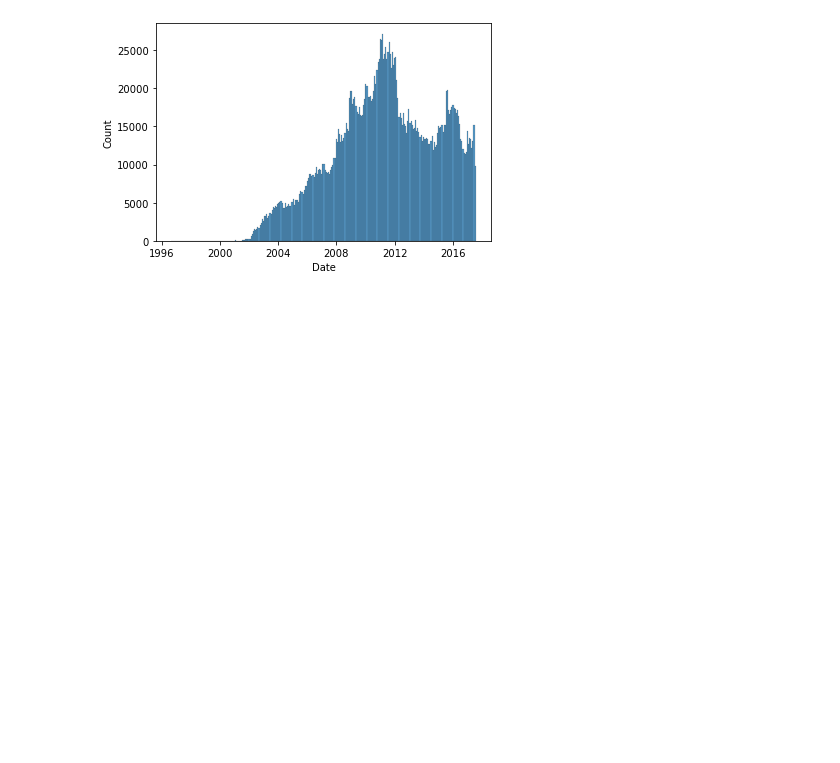
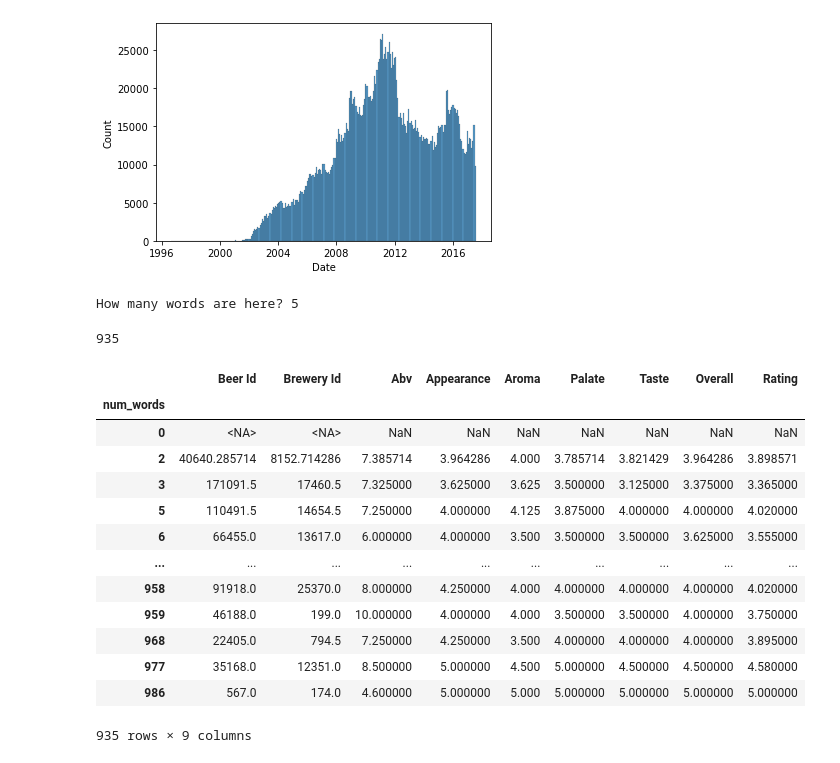
Before and after one commit to epfl-ada/ada-2022-project-rakijada, a Jupyter notebook: data_investigation.ipynb, the cells around one changed output. Cells and saved outputs as stored; diff of their text form; code cells hidden in the pictures; blank space fills up the shorter version.

```diff
--- a/data_investigation.ipynb
+++ b/data_investigation.ipynb
@@ -396,3 +416,14 @@ sns.histplot(data=reviews['Date'])
 # %% [output]
 <AxesSubplot:xlabel='Date', ylabel='Count'>
 [figure]
+# %%
+# 2.1 (provided code)
+
+def count_words_simple(x):
+    if x == None:
+        return 0
+    return len(x.split(" "))
+str_test = "How many words are here?"
+print(str_test, count_words_simple(str_test))
+# %% [output]
+How many words are here? 5
@@ -398,0 +432,22 @@ sns.histplot(data=reviews['Date'])
+# %%
+reviews['num_words'].nunique()
+# %% [output]
+935
+# %%
+num_words_grouped = reviews.groupby('num_words').mean()
+num_words_grouped
+# %% [output]
+|  | Beer Id | Brewery Id | Abv | Appearance | Aroma | Palate | Taste | Overall | Rating |
+| num_words |  |  |  |  |  |  |  |  |  |
+| 0 | <NA> | <NA> | NaN | NaN | NaN | NaN | NaN | NaN | NaN |
+| 2 | 40640.285714 | 8152.714286 | 7.385714 | 3.964286 | 4.000 | 3.785714 | 3.821429 | 3.964286 | 3.898571 |
+| 3 | 171091.5 | 17460.5 | 7.325000 | 3.625000 | 3.625 | 3.500000 | 3.125000 | 3.375000 | 3.365000 |
+| 5 | 110491.5 | 14654.5 | 7.250000 | 4.000000 | 4.125 | 3.875000 | 4.000000 | 4.000000 | 4.020000 |
+| 6 | 66455.0 | 13617.0 | 6.000000 | 4.000000 | 3.500 | 3.500000 | 3.500000 | 3.625000 | 3.555000 |
+| ... | ... | ... | ... | ... | ... | ... | ... | ... | ... |
+| 958 | 91918.0 | 25370.0 | 8.000000 | 4.250000 | 4.000 | 4.000000 | 4.000000 | 4.000000 | 4.020000 |
+| 959 | 46188.0 | 199.0 | 10.000000 | 4.000000 | 4.000 | 3.500000 | 3.500000 | 4.000000 | 3.750000 |
+| 968 | 22405.0 | 794.5 | 7.250000 | 4.250000 | 3.500 | 4.000000 | 4.000000 | 4.000000 | 3.895000 |
+| 977 | 35168.0 | 12351.0 | 8.500000 | 5.000000 | 4.500 | 5.000000 | 4.500000 | 4.500000 | 4.580000 |
+| 986 | 567.0 | 174.0 | 4.600000 | 5.000000 | 5.000 | 5.000000 | 5.000000 | 5.000000 | 5.000000 |
+935 rows × 9 columns
```
Also changed, not shown: parts of 8 cells of this notebook.
